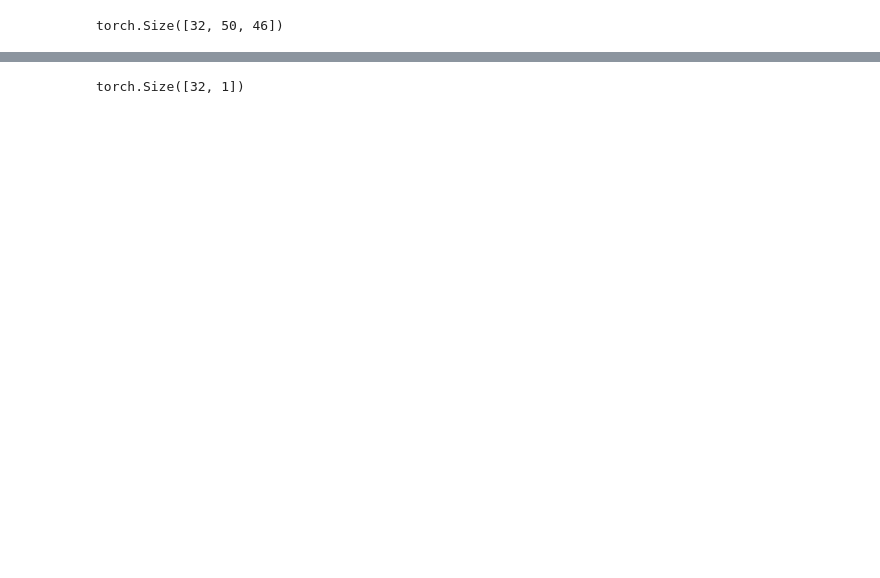
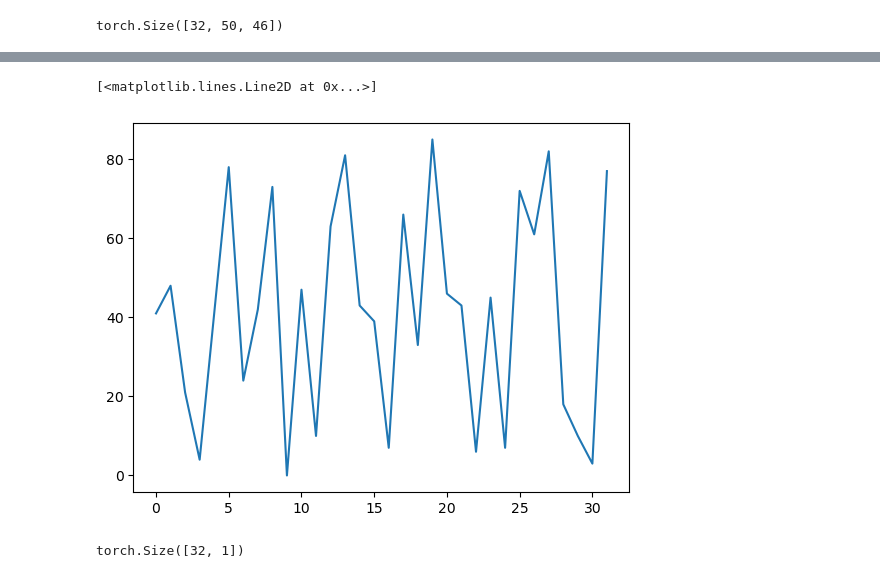
Before and after one commit to acoursey3/transimputer-prognostics, a Jupyter notebook: code/N-CMAPSS-DataLoaders.ipynb, the cells around one changed output, grey strips where cells are left out. Drawn from its saved outputs; the diff is of its cells as text; code cells hidden in the pictures; blank space fills up the shorter version.

```diff
--- a/code/N-CMAPSS-DataLoaders.ipynb
+++ b/code/N-CMAPSS-DataLoaders.ipynb
@@ -149,3 +158,8 @@ plt.plot(ex_X[2,:,1])
+# %%
+plt.plot(ex_y)
+# %% [output]
+[<matplotlib.lines.Line2D at 0x...>]
+[figure, added]
 # %%
 ex_y.shape
 # %% [output]
```
Also changed, not shown: parts of 6 cells of this notebook, 3 other files.
